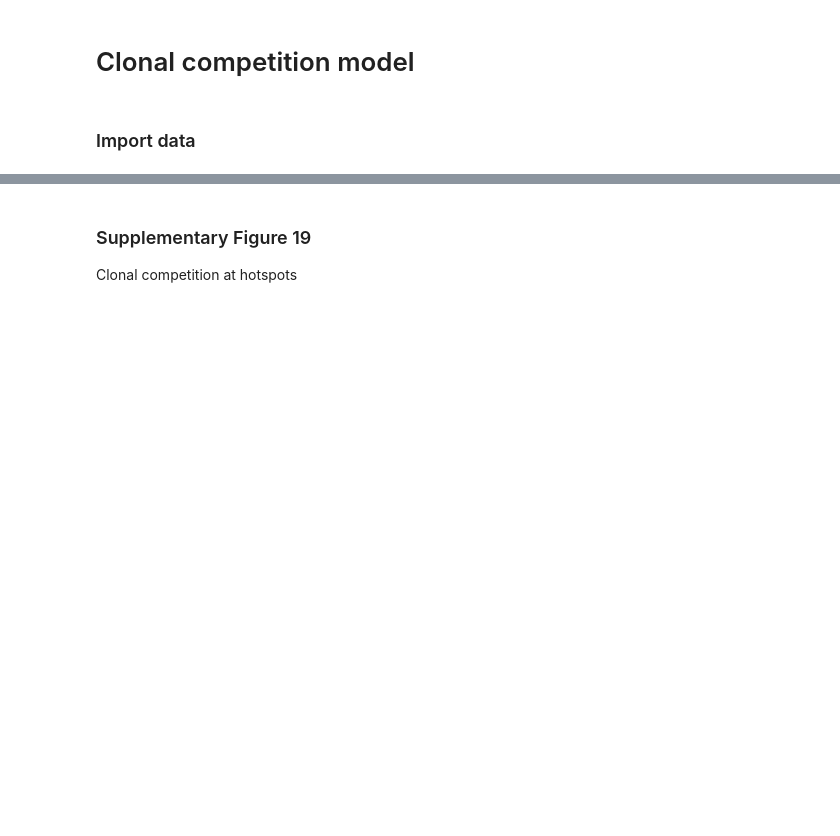
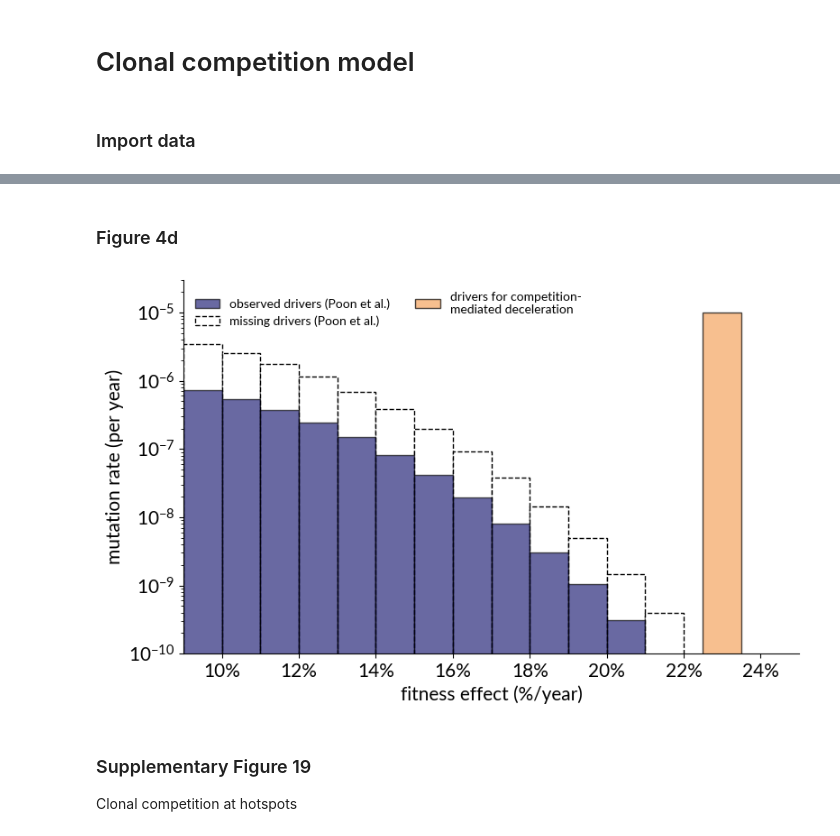
Before and after one commit to the-blundell-lab/AgeRelatedClonalDynamics, a Jupyter notebook: clonal_competition.ipynb, the cells around one changed output, grey strips where cells are left out. Cells and saved outputs as stored; diff of their text form; code cells hidden in the pictures; blank space fills up the shorter version.

```diff
--- a/clonal_competition.ipynb
+++ b/clonal_competition.ipynb
@@ -66,3 +146,60 @@ for varid in ukb_variants_quantiles.varID.unique():
+# %% [markdown]
+### Figure 4d
+# %%
+Bolton_panel_size = 1139322  # bp (v6 panel)
+Bolton_haploid_mu = 7.726e-6  #from Poon 2021, Nature Genetics
+Bolton_diploid_mu = Bolton_haploid_mu * 2
+SNV_color = 'midnightblue'
+
+
+def DFE(s, dip_mu, q, p, normalisation):  #for the DFE for SNVs
+
+    density = 0.01 * dip_mu * (np.exp(
+        -((abs(s)) / q) ** p) / normalisation)  #i.e. weights/normalization (dip_mu = diploid mutation rate)
+
+    return density
+
+
+seen_drivers_mu = 7.726e-6 * 2
+all_drivers_mu = seen_drivers_mu / 0.213
+
+fig, ax = plt.subplots(1, 1, figsize=[8, 5])
+x_values = []
+p = 3  #from Poon 2021, Nature Genetics
+q = 0.1  #from Poon 2021, Nature Genetics
+weights = lambda s: np.exp(-((abs(s)) / q) ** p)
+normalisation = it.quad(weights, 0.0, float("inf"))[0]
+
+s_range = np.linspace(0.005, 0.255, 26)
+DFE_vector_seen = [DFE(s, seen_drivers_mu, q, p, normalisation) for s in s_range]
+DFE_vector_all = [DFE(s, all_drivers_mu, q, p, normalisation) for s in s_range]
+ax.bar(s_range * 100, DFE_vector_seen, color='midnightblue', width=1, edgecolor='k', alpha=0.65)
+ax.bar(s_range * 100, DFE_vector_all, color='white', width=1, edgecolor='k', zorder=-1, ls='dashed')
+
+ax.bar(23, 1e-5, 1, facecolor='sandybrown', edgecolor='k', alpha=0.7)
+
+ax.set_yscale('log')
+ax.set_xlim(9, 25)
+ax.set_ylim(1e-10, 3e-5)
+
+x_ticks = np.arange(0.10, 0.26, 0.02) * 100
+ax.set_xticks(x_ticks, [str(int(x)) + '%' for x in x_ticks])
+
+# legend
+from matplotlib.patches import Patch
+
+legend_elements = [Patch(facecolor='midnightblue', edgecolor='k', label='observed drivers (Poon et al.)', alpha=0.65),
+                   Patch(facecolor='white', edgecolor='k', label='missing drivers (Poon et al.)', ls='dashed'),
+                   Patch(facecolor='sandybrown', edgecolor='k', label='drivers for competition-\nmediated deceleration',
+                         alpha=0.7)]
+ax.legend(handles=legend_elements, loc='upper left', fontsize=10, ncols=2)
+
+ax.set_xlabel('fitness effect (%/year)')
+ax.set_ylabel('mutation rate (per year)')
+plt.tight_layout()
+plt.show()
+# %% [output]
+[figure, added]
 # %% [markdown]
 ### Supplementary Figure 19
 
```
Also changed, not shown: parts of 10 cells of this notebook, 6 other files.
